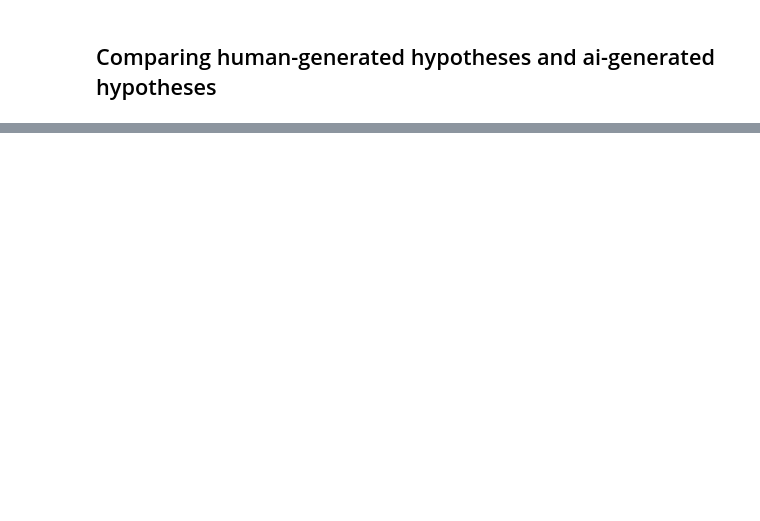
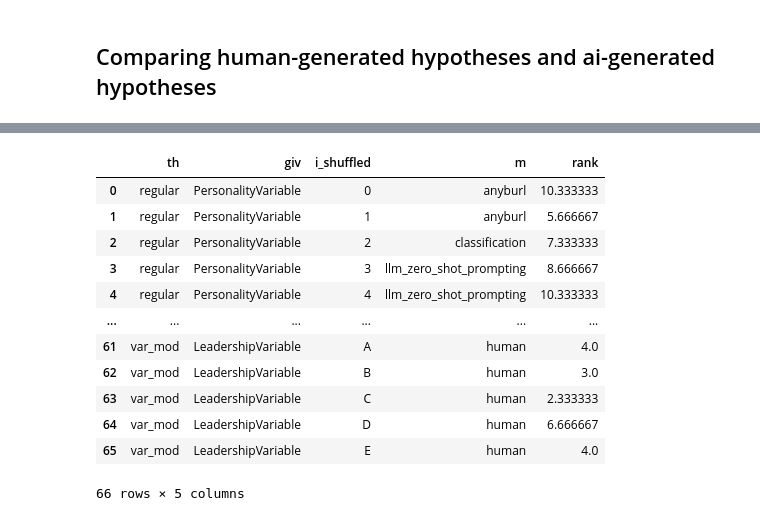
Before and after one commit to InesBlin/coda_hypothesis_generation, a Jupyter notebook: experiments/user_studies/analyse_user_studies.ipynb, the cells around one changed output, grey strips where cells are left out. Drawn from its saved outputs; the diff is of its cells as text; code cells hidden in the pictures; blank space fills up the shorter version.

```diff
--- a/experiments/user_studies/analyse_user_studies.ipynb
+++ b/experiments/user_studies/analyse_user_studies.ipynb
@@ -265,0 +324,16 @@ comparison_h.sample(3)
+# %%
+comparison_h.groupby(["th", "giv", "i_shuffled", "m"]).agg({"rank": "mean"}).reset_index()
+# %% [output]
+|  | th | giv | i_shuffled | m | rank |
+| 0 | regular | PersonalityVariable | 0 | anyburl | 10.333333 |
+| 1 | regular | PersonalityVariable | 1 | anyburl | 5.666667 |
+| 2 | regular | PersonalityVariable | 2 | classification | 7.333333 |
+| 3 | regular | PersonalityVariable | 3 | llm_zero_shot_prompting | 8.666667 |
+| 4 | regular | PersonalityVariable | 4 | llm_zero_shot_prompting | 10.333333 |
+| ... | ... | ... | ... | ... | ... |
+| 61 | var_mod | LeadershipVariable | A | human | 4.0 |
+| 62 | var_mod | LeadershipVariable | B | human | 3.0 |
+| 63 | var_mod | LeadershipVariable | C | human | 2.333333 |
+| 64 | var_mod | LeadershipVariable | D | human | 6.666667 |
+| 65 | var_mod | LeadershipVariable | E | human | 4.0 |
+66 rows × 5 columns
```
Also changed, not shown: parts of 18 cells of this notebook, 1 other file.
